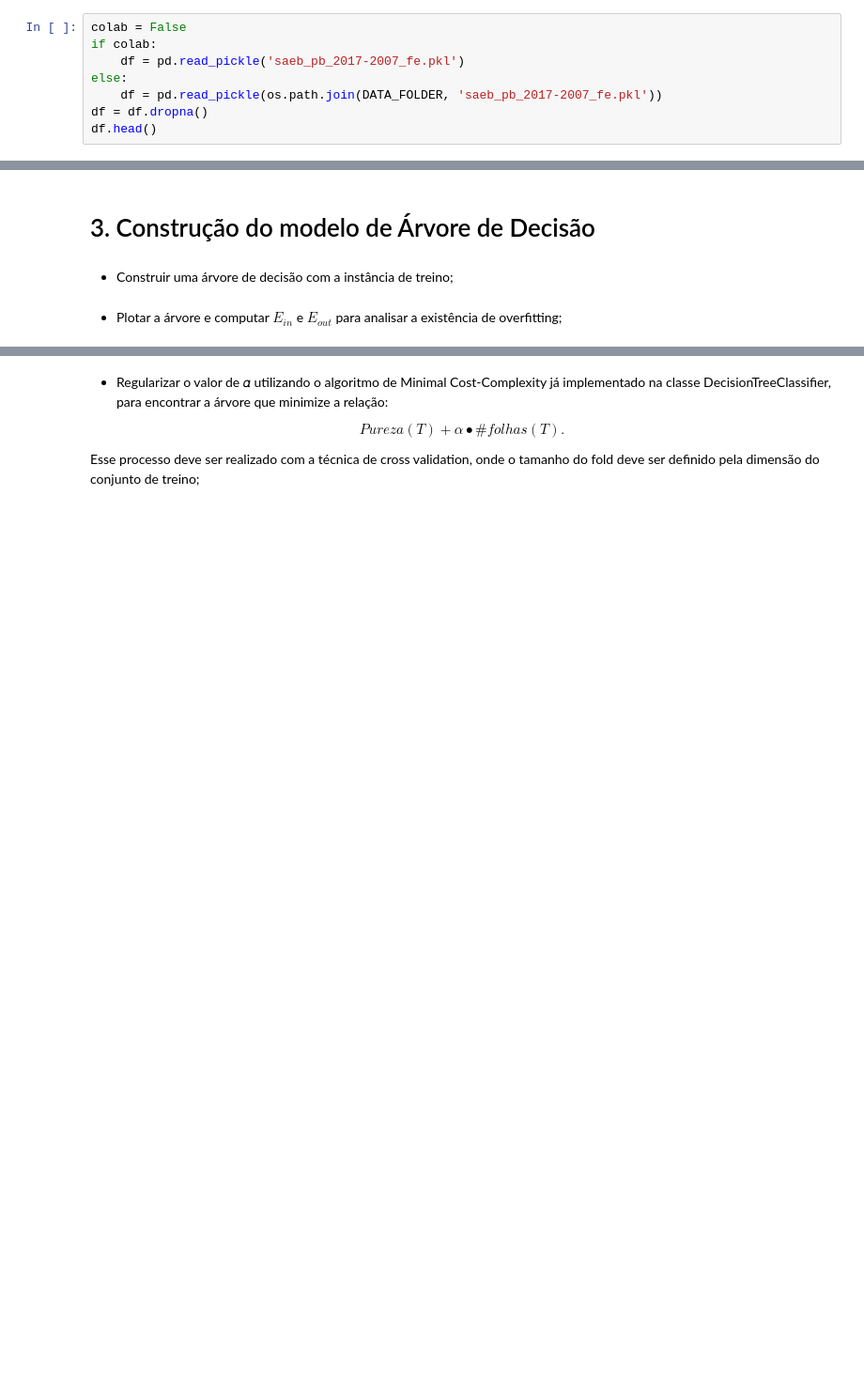
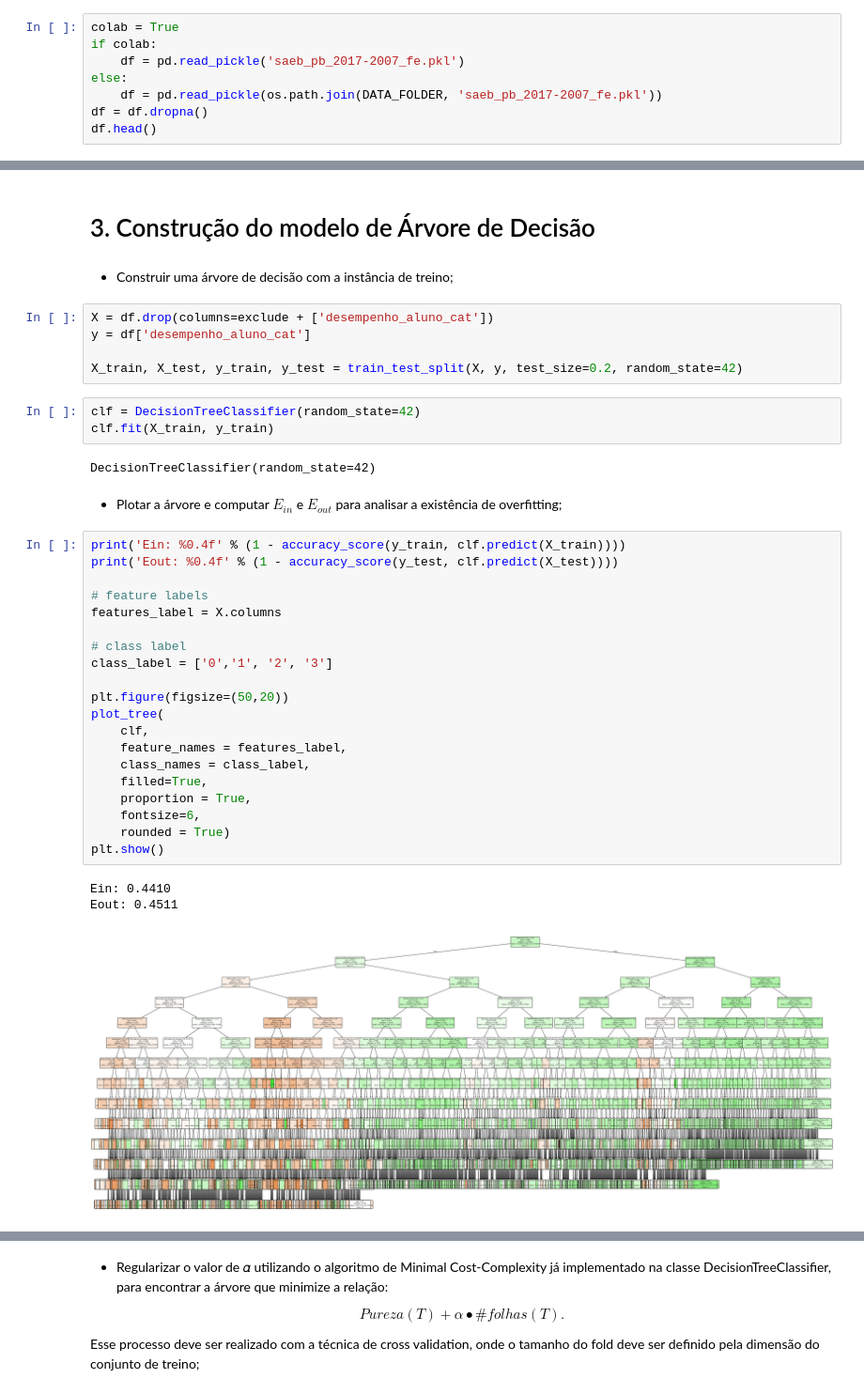
Before and after one commit to JamboTechUFPB/SAEB_Classificador, a Jupyter notebook: AM-Projeto-Erlon_Lacerda-Maria_Bandeira.ipynb, the cells around one changed output, grey strips where cells are left out. Shown at 94% size. Drawn from its saved outputs; the diff is of its cells as text; blank space fills up the shorter version.

Commit message:
added decision tree classification

```diff
--- a/AM-Projeto-Erlon_Lacerda-Maria_Bandeira.ipynb
+++ b/AM-Projeto-Erlon_Lacerda-Maria_Bandeira.ipynb
@@ -52,7 +54,7 @@ cwd = os.getcwd()
 ROOT = os.path.join(cwd)
 DATA_FOLDER = os.path.join(ROOT, 'data/')
 # %%
-colab = False
+colab = True
 if colab:
     df = pd.read_pickle('saeb_pb_2017-2007_fe.pkl')
 else:
@@ -319,5 +322,39 @@ weighted avg       0.36      0.39      0.35      2668
 # 3. Construção do modelo de Árvore de Decisão
 # %% [markdown]
 - Construir uma árvore de decisão com a instância de treino;
+# %%
+X = df.drop(columns=exclude + ['desempenho_aluno_cat'])
+y = df['desempenho_aluno_cat']
+
+X_train, X_test, y_train, y_test = train_test_split(X, y, test_size=0.2, random_state=42)
+# %%
+clf = DecisionTreeClassifier(random_state=42)
+clf.fit(X_train, y_train)
+# %% [output]
+DecisionTreeClassifier(random_state=42)
 # %% [markdown]
 - Plotar a árvore e computar $𝐸_{in}$ e  $𝐸_{out}$ para analisar a existência de overfitting;
+# %%
+print('Ein: %0.4f' % (1 - accuracy_score(y_train, clf.predict(X_train))))
+print('Eout: %0.4f' % (1 - accuracy_score(y_test, clf.predict(X_test))))
+
+# feature labels
+features_label = X.columns
+
+# class label
+class_label = ['0','1', '2', '3']
+
+plt.figure(figsize=(50,20))
+plot_tree(
+    clf,
+    feature_names = features_label,
+    class_names = class_label,
+    filled=True,
+    proportion = True,
+    fontsize=6,
+    rounded = True)
+plt.show()
+# %% [output]
+Ein: 0.4410
+Eout: 0.4511
+[figure, added]
```
Also changed, not shown: parts of 6 cells of this notebook.
